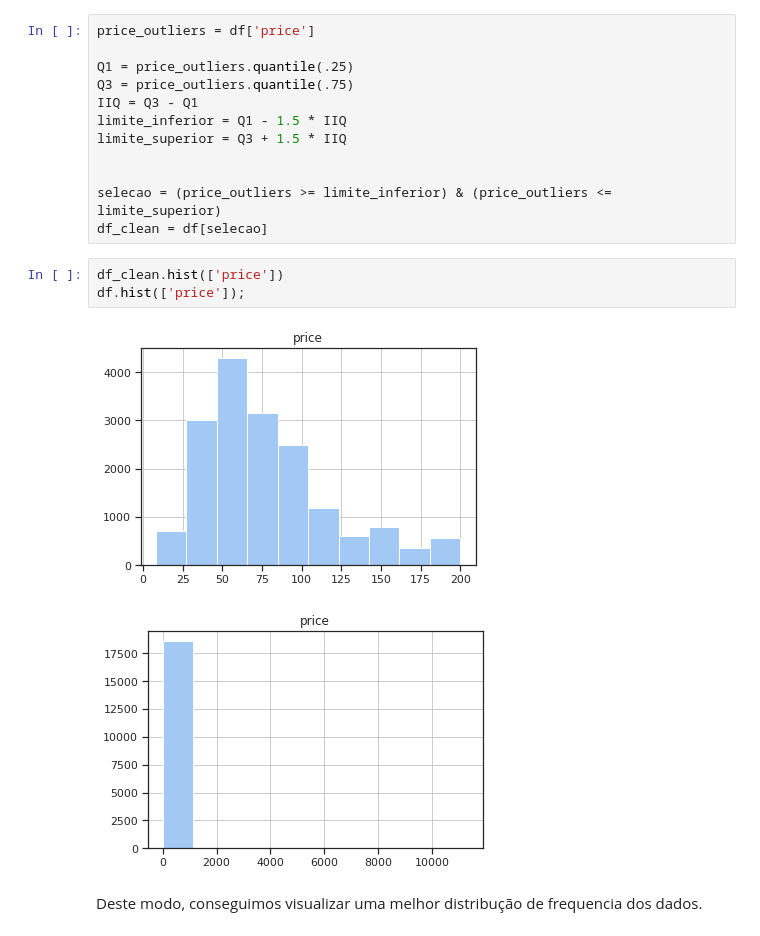
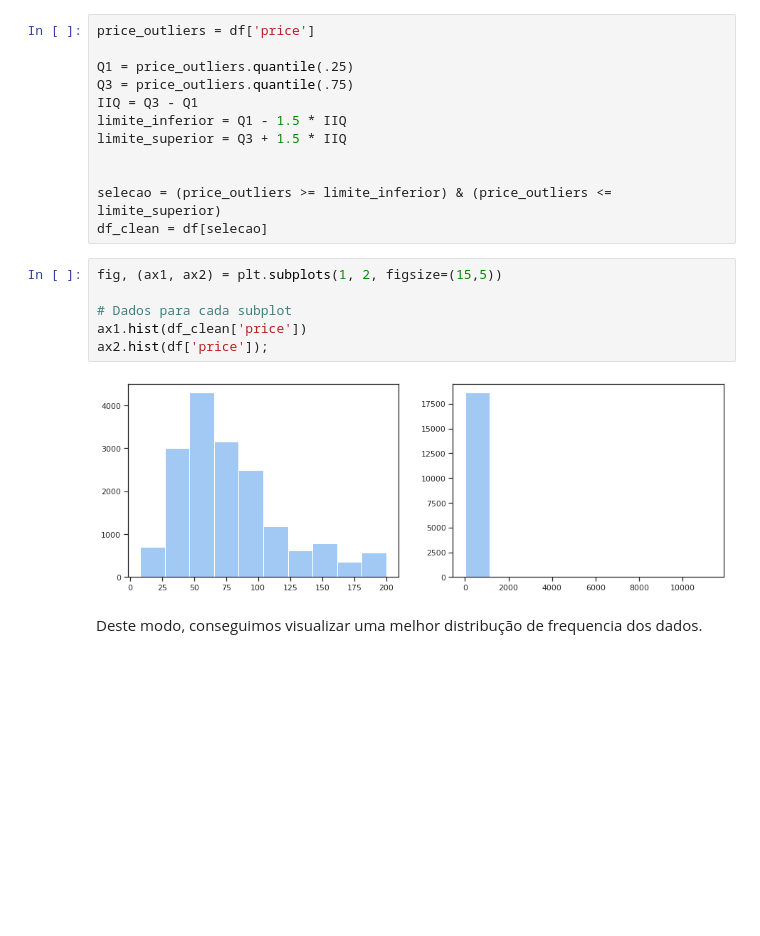
Before and after one commit to GiovanniSoares/Analise_Dados, a Jupyter notebook: Analisando_os_Dados_do_Airbnb_Milan_Italy.ipynb, the cells around one changed output. Saved outputs shown, nothing was run; the diff lists cells and outputs as text; blank space fills up the shorter version.

```diff
--- a/Analisando_os_Dados_do_Airbnb_Milan_Italy.ipynb
+++ b/Analisando_os_Dados_do_Airbnb_Milan_Italy.ipynb
@@ -216,12 +228,14 @@ limite_superior = Q3 + 1.5 * IIQ
 
 selecao = (price_outliers >= limite_inferior) & (price_outliers <= limite_superior)
 df_clean = df[selecao]
-# %%
-df_clean.hist(['price'])
-df.hist(['price']);
-# %% [output]
-[figure, removed]
-[figure, removed]
+# %%
+fig, (ax1, ax2) = plt.subplots(1, 2, figsize=(15,5))
+
+# Dados para cada subplot
+ax1.hist(df_clean['price'])
+ax2.hist(df['price']);
+# %% [output]
+[figure, added]
 # %% [markdown]
 Deste modo, conseguimos visualizar uma melhor distribução de frequencia dos dados.
 # %% [markdown]
```
Also changed, not shown: parts of 16 cells of this notebook.
